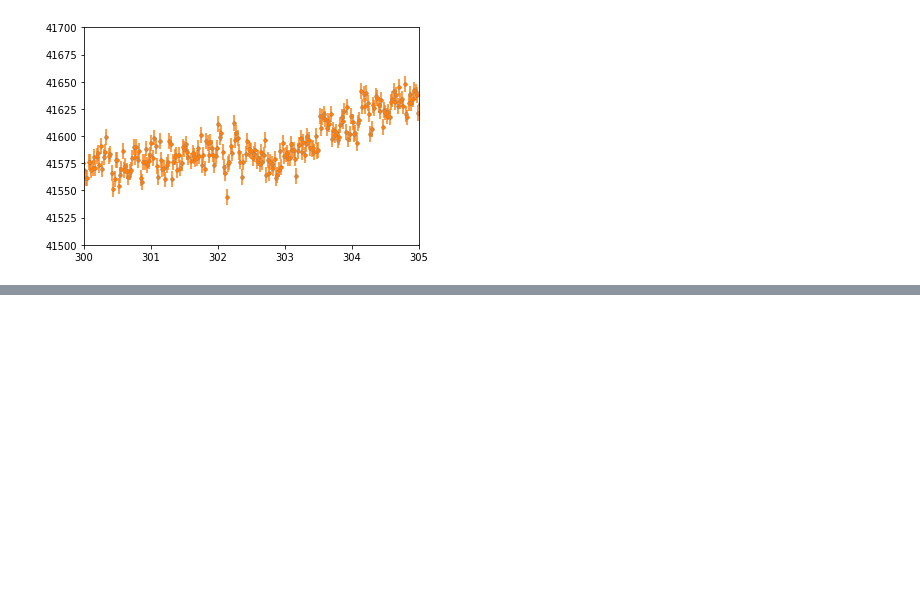
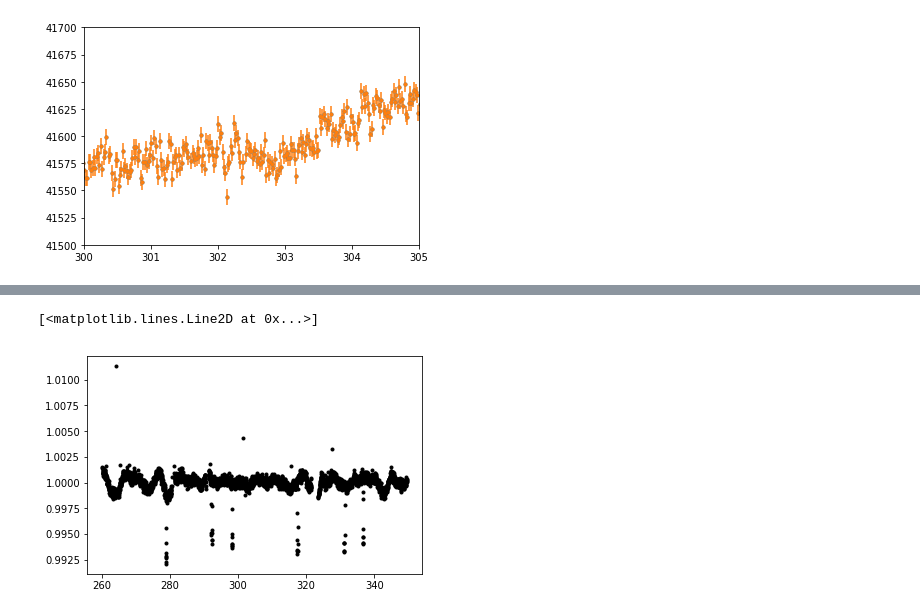
Before and after one commit to nathanmeagher/PH30116, a Jupyter notebook: COURSEWORK.ipynb, the cells around one changed output, grey strips where cells are left out. Drawn from its saved outputs; the diff is of its cells as text; code cells hidden in the pictures; blank space fills up the shorter version.

```diff
--- a/COURSEWORK.ipynb
+++ b/COURSEWORK.ipynb
@@ -166,0 +216,6 @@ pylab.ylim(41200, 42100)
+# %%
+#plotting normalised Savitzky_Golay
+pylab.plot(t, f/interp_savgol, ls='None', marker='.', c='black', label='Data normalised with Savitzky-Golay')
+# %% [output]
+[<matplotlib.lines.Line2D at 0x...>]
+[figure, added]
```
Also changed, not shown: parts of 20 cells of this notebook, 5 other files.
